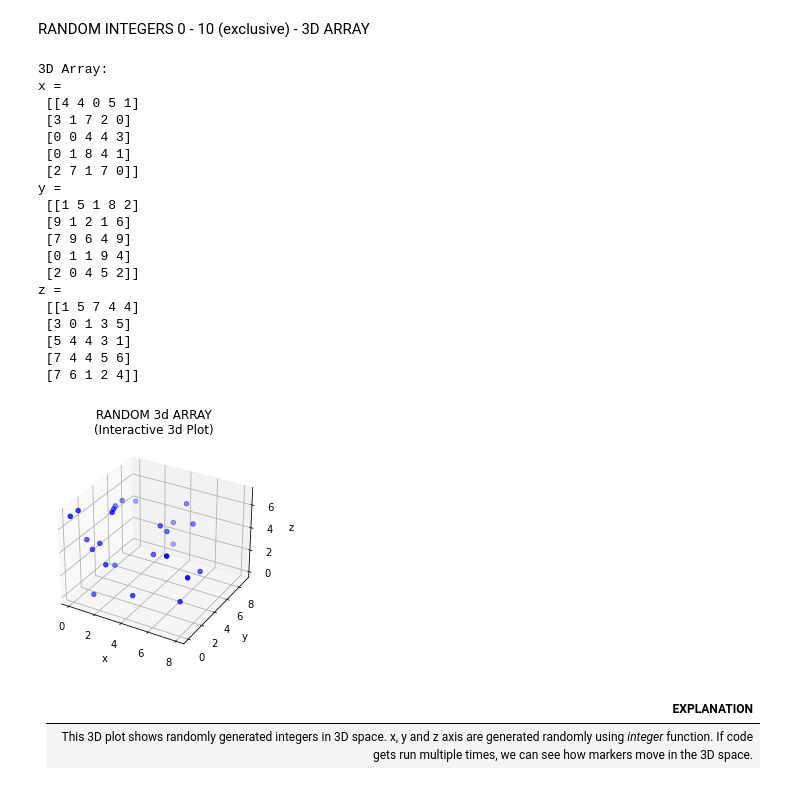
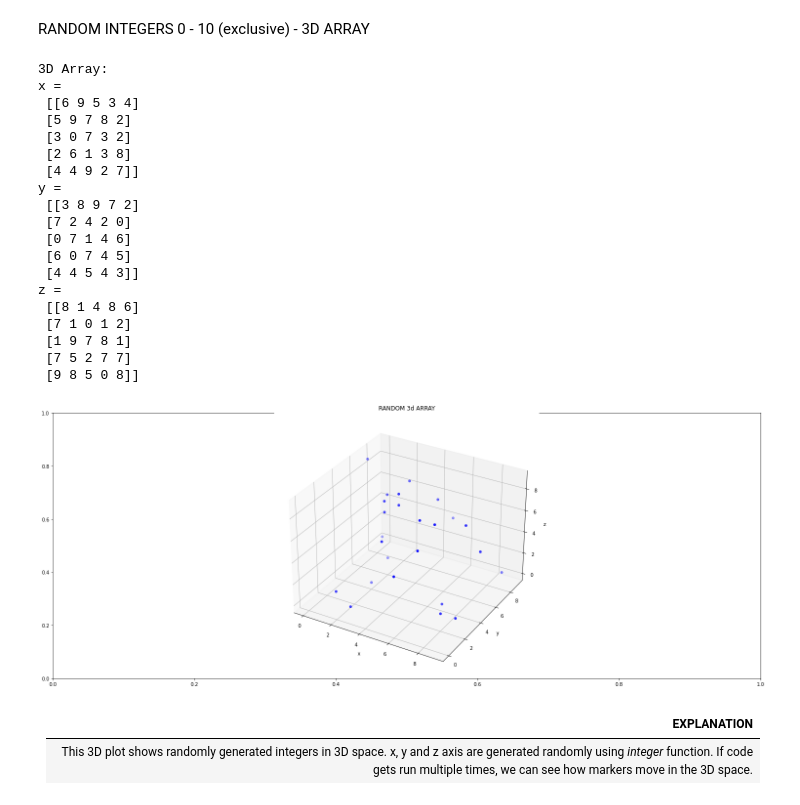
Before and after one commit to AnteDujic/Programming-for-Data-Analysis, a Jupyter notebook: numpy-random.ipynb, the cells around one changed output. Drawn from its saved outputs; the diff is of its cells as text; code cells hidden in the pictures.

```diff
--- a/numpy-random.ipynb
+++ b/numpy-random.ipynb
@@ -209,45 +209,45 @@ RANDOM INTEGERS 0 - 10 (exclusive) - 3D ARRAY
 # %%
 #from mpl_toolkits.mplot3d import Axes3D
 #%matplotlib widget
 #%matplotlib notebook
 #%matplotlib ipympl
 
 x4_int, y4_int, z4_int = (rng.integers(10, size=(3,5,5)))
 print ("3D Array:")
 print ("x =\n", x4_int)
 print ("y =\n", y4_int)
 print ("z =\n", z4_int)
 
-fig = plt.figure()
+fig, axs = plt.subplots(figsize = (26,10))
 ax = fig.add_subplot(111, projection='3d')
-plt.title("RANDOM 3d ARRAY\n(Interactive 3d Plot)")
+plt.title("RANDOM 3d ARRAY")
 ax.set_xlabel('x')
 ax.set_ylabel('y')
 ax.set_zlabel('z')
 ax.scatter (x4_int, y4_int, z4_int, c= 'blue')
 plt.show()
 # %matplotlib inline
 # %% [output]
 3D Array:
 x =
- [[4 4 0 5 1]
- [3 1 7 2 0]
- [0 0 4 4 3]
- [0 1 8 4 1]
- [2 7 1 7 0]]
+ [[6 9 5 3 4]
+ [5 9 7 8 2]
+ [3 0 7 3 2]
+ [2 6 1 3 8]
+ [4 4 9 2 7]]
 y =
- [[1 5 1 8 2]
- [9 1 2 1 6]
- [7 9 6 4 9]
- [0 1 1 9 4]
- [2 0 4 5 2]]
+ [[3 8 9 7 2]
+ [7 2 4 2 0]
+ [0 7 1 4 6]
+ [6 0 7 4 5]
+ [4 4 5 4 3]]
 z =
- [[1 5 7 4 4]
- [3 0 1 3 5]
- [5 4 4 3 1]
- [7 4 4 5 6]
- [7 6 1 2 4]]
+ [[8 1 4 8 6]
+ [7 1 0 1 2]
+ [1 9 7 8 1]
+ [7 5 2 7 7]
+ [9 8 5 0 8]]
-[figure, old version]
+[figure, new version]
 # %% [markdown]
 | EXPLANATION |
 | :-: |
```
Also changed, not shown: parts of 85 cells of this notebook.
